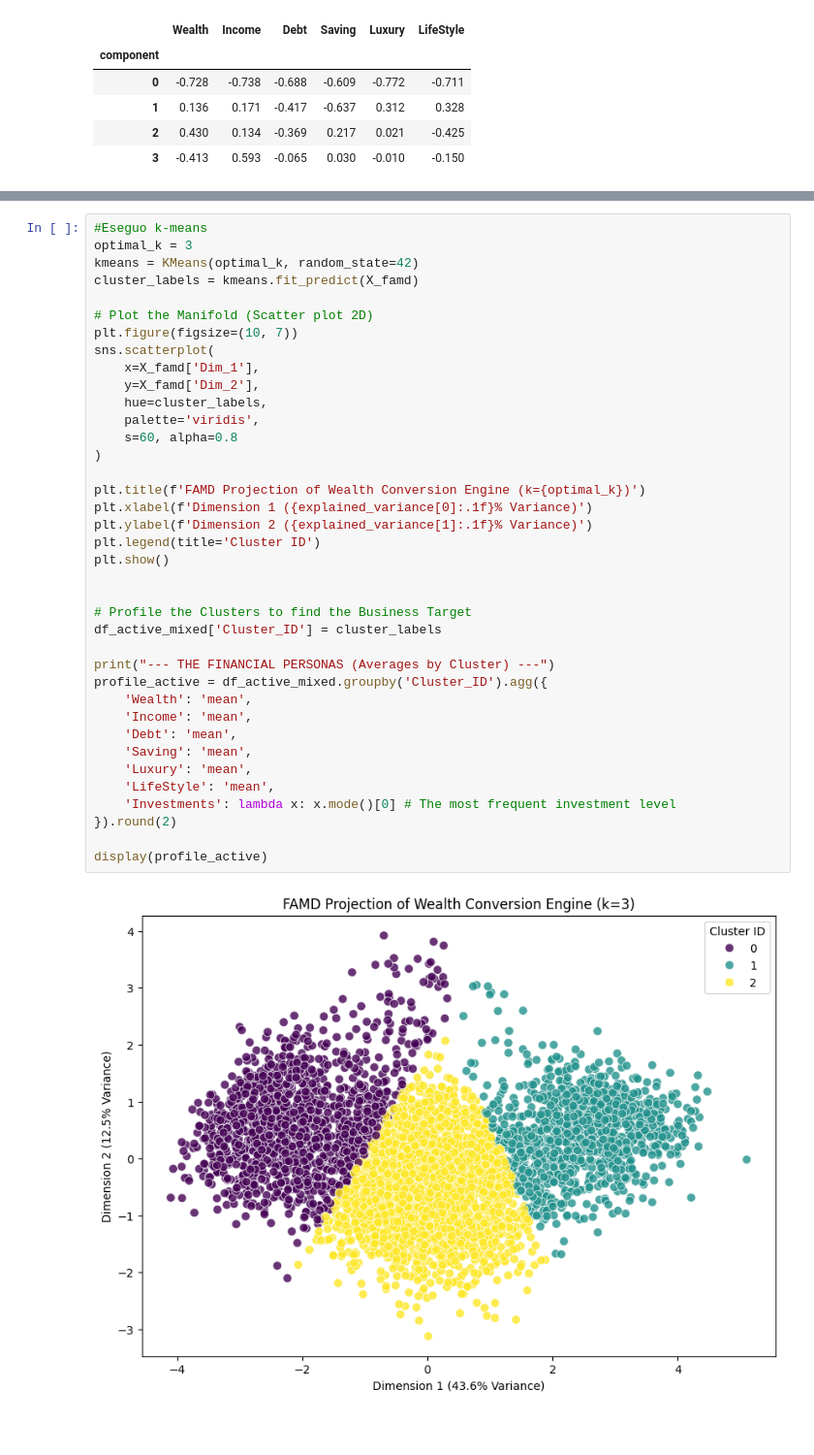
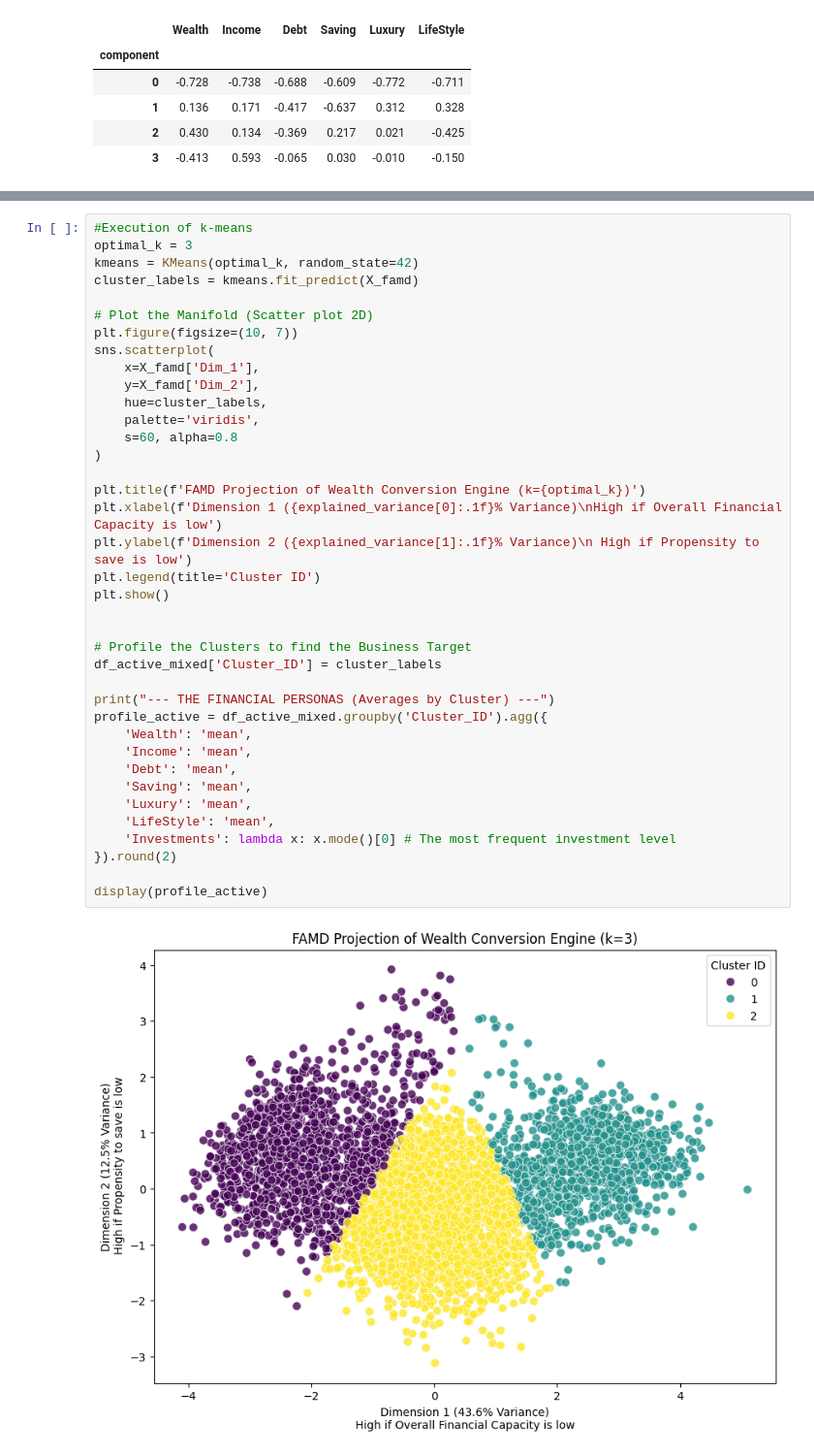
Before and after one commit to Smael-olk/Fintech, a Jupyter notebook: BusinessCase1/1-Conversion_FAMD.ipynb, the cells around one changed output, grey strips where cells are left out. Shown at 97% size. Saved outputs shown, nothing was run; the diff lists cells and outputs as text; blank space fills up the shorter version.

```diff
--- a/BusinessCase1/1-Conversion_FAMD.ipynb
+++ b/BusinessCase1/1-Conversion_FAMD.ipynb
@@ -293,5 +305,5 @@ For begin to visualize the result of the k-means the code produce a **scatter pl
 # %%
-#Eseguo k-means
+#Execution of k-means
 optimal_k = 3
 kmeans = KMeans(optimal_k, random_state=42)
 cluster_labels = kmeans.fit_predict(X_famd)
@@ -300,36 +312,36 @@ cluster_labels = kmeans.fit_predict(X_famd)
 plt.figure(figsize=(10, 7))
 sns.scatterplot(
     x=X_famd['Dim_1'],
     y=X_famd['Dim_2'],
     hue=cluster_labels,
     palette='viridis',
     s=60, alpha=0.8
 )
 
 plt.title(f'FAMD Projection of Wealth Conversion Engine (k={optimal_k})')
-plt.xlabel(f'Dimension 1 ({explained_variance[0]:.1f}% Variance)')
-plt.ylabel(f'Dimension 2 ({explained_variance[1]:.1f}% Variance)')
+plt.xlabel(f'Dimension 1 ({explained_variance[0]:.1f}% Variance)\nHigh if Overall Financial Capacity is low')
+plt.ylabel(f'Dimension 2 ({explained_variance[1]:.1f}% Variance)\n High if Propensity to save is low')
 plt.legend(title='Cluster ID')
 plt.show()
 
 
 # Profile the Clusters to find the Business Target
 df_active_mixed['Cluster_ID'] = cluster_labels
 
 print("--- THE FINANCIAL PERSONAS (Averages by Cluster) ---")
 profile_active = df_active_mixed.groupby('Cluster_ID').agg({
     'Wealth': 'mean',
     'Income': 'mean',
     'Debt': 'mean',
     'Saving': 'mean',
     'Luxury': 'mean',
     'LifeStyle': 'mean',
     'Investments': lambda x: x.mode()[0] # The most frequent investment level
 }).round(2)
 
 display(profile_active)
 # %% [output]
-[figure, old version]
+[figure, new version]
 --- THE FINANCIAL PERSONAS (Averages by Cluster) ---
 |  | Wealth | Income | Debt | Saving | Luxury | LifeStyle | Investments |
 | Cluster_ID |  |  |  |  |  |  |  |
```
Also changed, not shown: parts of 19 cells of this notebook.
